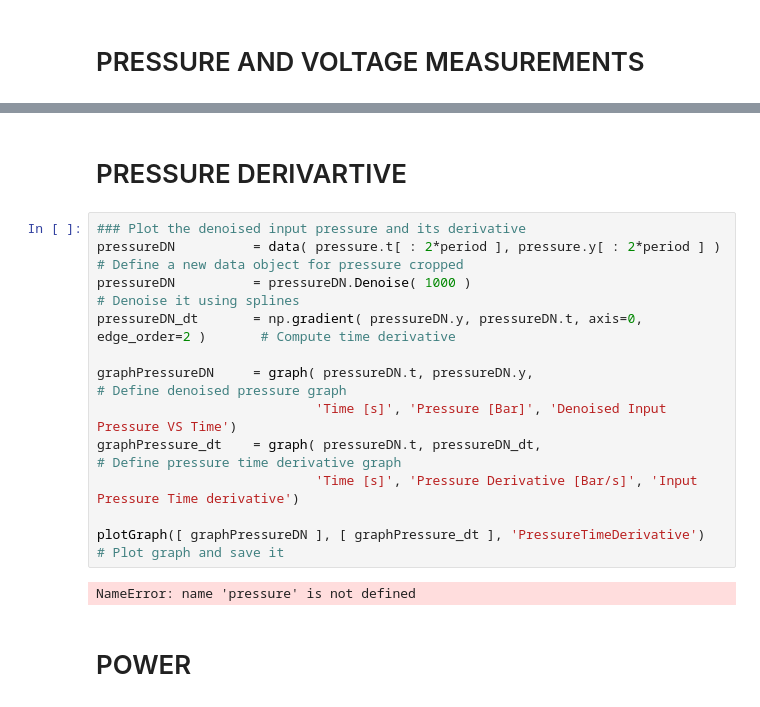
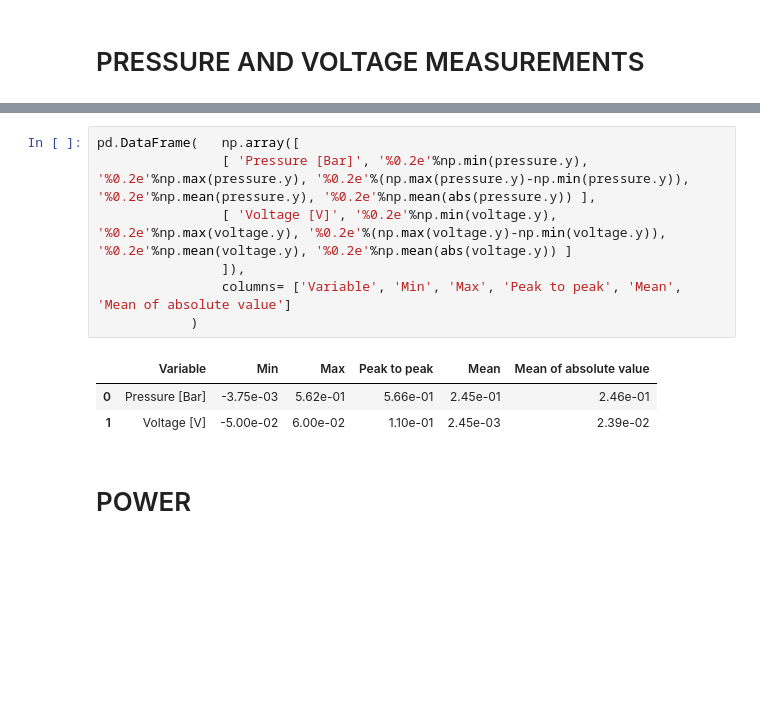
Before and after one commit to Eliott-Sarrey/DispoPiezo, a Jupyter notebook: Measurements.ipynb, the cells around one changed output, grey strips where cells are left out. Saved outputs shown, nothing was run; the diff lists cells and outputs as text; blank space fills up the shorter version.

```diff
--- a/Measurements.ipynb
+++ b/Measurements.ipynb
@@ -118,19 +111,14 @@ Mean voltage: 0.01 [V]
-# %% [markdown]
-# PRESSURE DERIVARTIVE
-# %%
-### Plot the denoised input pressure and its derivative
-pressureDN          = data( pressure.t[ : 2*period ], pressure.y[ : 2*period ] )            # Define a new data object for pressure cropped
-pressureDN          = pressureDN.Denoise( 1000 )                                             # Denoise it using splines
-pressureDN_dt       = np.gradient( pressureDN.y, pressureDN.t, axis=0, edge_order=2 )       # Compute time derivative
-
-graphPressureDN     = graph( pressureDN.t, pressureDN.y,                                    # Define denoised pressure graph
-                            'Time [s]', 'Pressure [Bar]', 'Denoised Input Pressure VS Time')
-graphPressure_dt    = graph( pressureDN.t, pressureDN_dt,                                   # Define pressure time derivative graph
-                            'Time [s]', 'Pressure Derivative [Bar/s]', 'Input Pressure Time derivative')
-
-plotGraph([ graphPressureDN ], [ graphPressure_dt ], 'PressureTimeDerivative')              # Plot graph and save it
-# %% [output]
-NameError: name 'pressure' is not defined
+# %%
+pd.DataFrame(   np.array([
+                [ 'Pressure [Bar]', '%0.2e'%np.min(pressure.y), '%0.2e'%np.max(pressure.y), '%0.2e'%(np.max(pressure.y)-np.min(pressure.y)), '%0.2e'%np.mean(pressure.y), '%0.2e'%np.mean(abs(pressure.y)) ],
+                [ 'Voltage [V]', '%0.2e'%np.min(voltage.y), '%0.2e'%np.max(voltage.y), '%0.2e'%(np.max(voltage.y)-np.min(voltage.y)), '%0.2e'%np.mean(voltage.y), '%0.2e'%np.mean(abs(voltage.y)) ]
+                ]),
+                columns= ['Variable', 'Min', 'Max', 'Peak to peak', 'Mean', 'Mean of absolute value']
+            )
+# %% [output]
+|  | Variable | Min | Max | Peak to peak | Mean | Mean of absolute value |
+| 0 | Pressure [Bar] | -3.75e-03 | 5.62e-01 | 5.66e-01 | 2.45e-01 | 2.46e-01 |
+| 1 | Voltage [V] | -5.00e-02 | 6.00e-02 | 1.10e-01 | 2.45e-03 | 2.39e-02 |
 # %% [markdown]
 # POWER
 # %%
```
Also changed, not shown: parts of 13 cells of this notebook, 5 other files.
